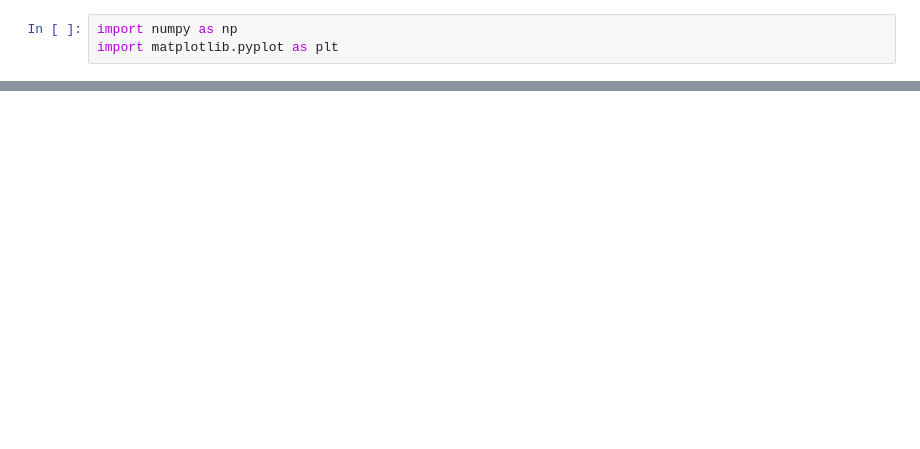
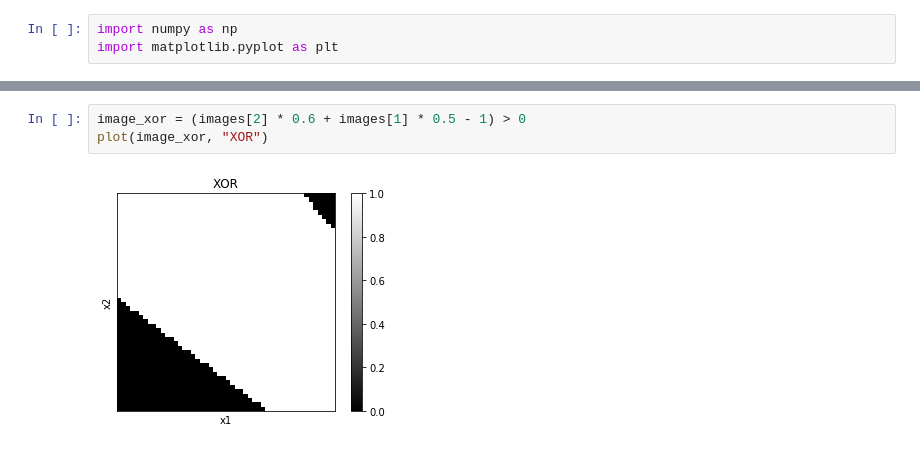
Before and after one commit to napnel/hands-on-deep-learning-from-scratch, a Jupyter notebook: chapter_3/perceptron_show.ipynb, the cells around one changed output, grey strips where cells are left out. Cells and saved outputs as stored; diff of their text form; blank space fills up the shorter version.

```diff
--- a/chapter_3/perceptron_show.ipynb
+++ b/chapter_3/perceptron_show.ipynb
@@ -24,0 +52,5 @@ plt.show()
+# %%
+image_xor = (images[2] * 0.6 + images[1] * 0.5 - 1) > 0
+plot(image_xor, "XOR")
+# %% [output]
+[figure, added]
```
Also changed, not shown: parts of 10 cells of this notebook.
